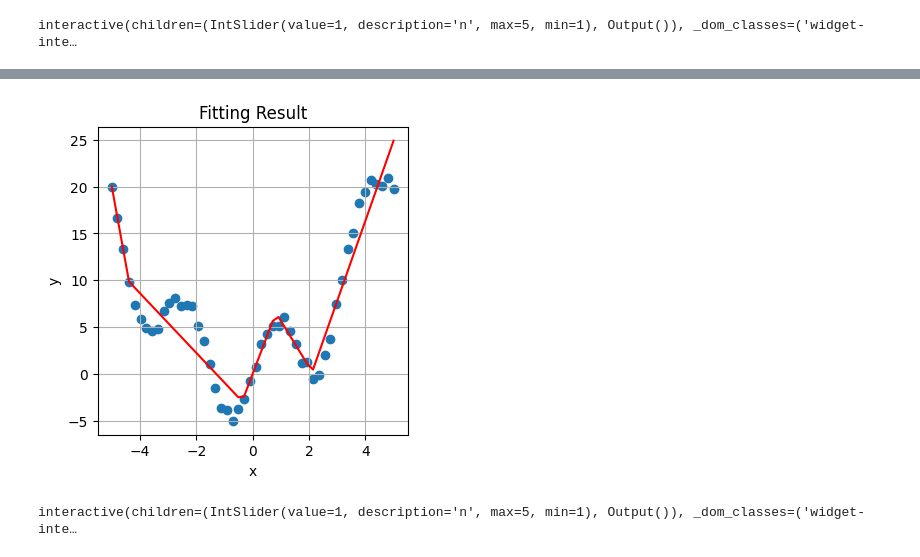
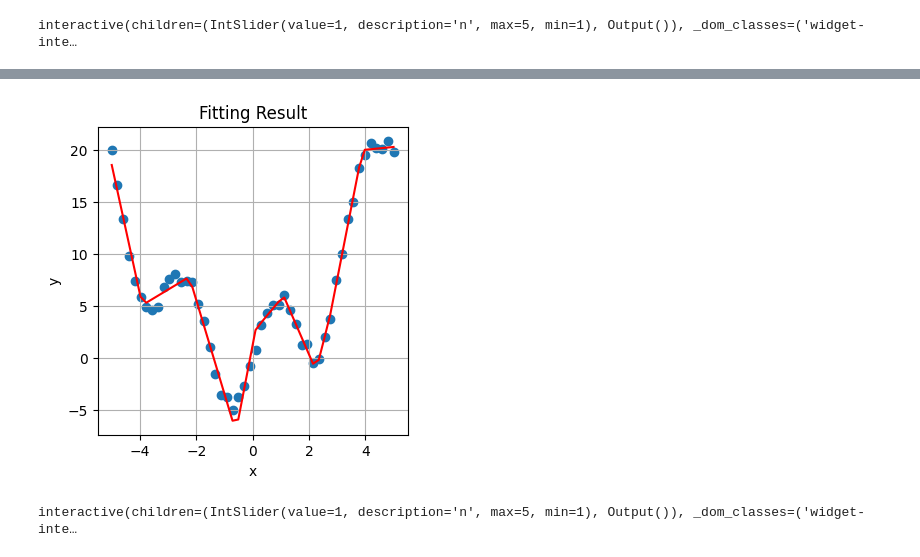
Before and after one commit to takanesano/ml-tutorial, a Jupyter notebook: content/jp/lesson1_nn.ipynb, the cells around one changed output, grey strips where cells are left out. Cells and saved outputs as stored; diff of their text form; code cells hidden in the pictures.

```diff
--- a/content/jp/lesson1_nn.ipynb
+++ b/content/jp/lesson1_nn.ipynb
@@ -216,7 +219,7 @@ def f(x):
     return torch.maximum(x, torch.tensor(0.0))
 
 def f_hat(x, a1, a2, b1, b2):
-    return a1 * f(a2*(x - b1)) + b2
+    return a2 * f(a1*(x - b1)) + b2
 
 def plot(a1=1., a2=1., b1=0., b2=0.):
     x = torch.linspace(-5, 5, 100)
@@ -507,37 +590,76 @@ interactive(children=(IntSlider(value=1, description='n', max=5, min=1), Output(
 import torch.optim as optim
 
 n_neuron = 5
+n_layer = 2
 
+theta = torch.tensor([
+        [3.4336722, -2.651572, 3.167959, 3.3171465, -0.7376518],
+        [-7.254289, -1.0960692, 1.1251626, -2.736918, -3.2360973],
+        [3.917879, 1.1994565, 2.494343, -3.8627312, 18.140102],
+        [-0.07787375, -0.24835609, -0.6120783, -0.2764072, -1.5676818],
+    ])
 '''
-a1 = torch.randn(n_neuron, requires_grad=True)
-b1 = torch.randn(n_neuron, requires_grad=True)
-a2 = torch.randn(n_neuron, requires_grad=True)
-b2 = torch.randn(n_neuron, requires_grad=True)
+a = torch.randn((n_neuron, n_layer*2), requires_grad=True)
+b = torch.randn((n_neuron, n_layer*2), requires_grad=True)
+# a1 = torch.randn(n_neuron, requires_grad=True)
+# b1 = torch.randn(n_neuron, requires_grad=True)
+# a2 = torch.randn(n_neuron, requires_grad=True)
+# b2 = torch.randn(n_neuron, requires_grad=True)
 #'''
-with torch.no_grad():
-    a2[1] = 1.2
-    a1[4] = -1.0
-    b1[4] = -4.0
-    a2[4] = 25.0
+if False:
+    with torch.no_grad():
+        a[:, 0] = theta[0]
+        b[:, 0] = theta[1]
+        a[:, 1] = theta[2]
+        b[:, 1] = theta[3]
+        a[:, -1] = 1.0
+        b[:, -1] = 0.0
+
+def f(x):
+    return torch.maximum(x, torch.tensor(0.0))
+
+def f_hat(x, a1, a2, b1, b2):
+    return a2 * f(a1*x + b1) + b2
+
+def fit_f(x, a1, b1, a2, b2):
+    y_hat = 0
+    for i in range(n_neuron):
+        y_hat += f_hat(x, a1[i], a2[i], b1[i], b2[i])
+    return y_hat
 
 def combined(x):
-    x = a1[:,None]*x+b1[:,None]
-    x = f(x)
-    x = a2[:, None]*x+b2[:,None]
-    x = x.sum(dim=0)
+    for i in range(0, n_layer*2, 2):
+        x = a[:, i, None] * x + b[:, i, None]
+        x = f(x)
+        x = a[:, i+1, None] * x + b[:, i+1, None]
+        x = x.sum(dim=0)
     return x
 
 loss_fn = torch.nn.MSELoss()
-optimizer = optim.Adam([a1, b1, a2, b2], lr=0.01)
+optimizer = optim.Adam([a, b], lr=5e-3)
+scheduler = optim.lr_scheduler.ExponentialLR(optimizer, gamma=0.9)
+
+batch_size = 25
 for epoch in range(10_000):
-    optimizer.zero_grad()
-    y_pred = combined(x)
-    loss = loss_fn(y_pred, y)
-    loss.backward()
-    optimizer.step()
+    idx = torch.randperm(x.shape[0])
+    x_sort = x[idx]
+    y_sort = y[idx]
+    losses = []
+    for i in range(0, x.shape[0], batch_size):
+        x_batch = x_sort[i:i+batch_size]
+        y_batch = y_sort[i:i+batch_size]
+        #
+        optimizer.zero_grad()
+        y_hat = combined(x_batch)
+        loss = loss_fn(y_hat, y_batch)
+        loss.backward()
+        optimizer.step()
+        losses.append(loss.item())
+    if epoch % 1000 == 0:
+        scheduler.step()
+        print(f"Epoch {epoch}, Loss: {sum(losses)}, LR: {scheduler.get_last_lr()[0]:.2e}")
 
-    if epoch % 1000 == 0:
-        print(f"Epoch {epoch}, Loss: {loss.item()}")
+y_pred = combined(x)
 
 fig = plt.figure(figsize=(4, 4))
 ax = fig.add_subplot(111)
@@ -548,5 +670,6 @@ _ = ax.set_xlabel("x")
 _ = ax.set_ylabel("y")
 _ = ax.grid()
 
-print(f"Theta: {repr(torch.stack([a1, b1, a2, b2], dim=0).detach().numpy())}")
+print(f"a: {repr(a.detach().numpy())}")
+print(f"b: {repr(b.detach().numpy())}")
 # %% [output]
@@ -567,2 +692,2 @@ Theta: array([[ 3.4336722 , -2.651572  ,  3.167959  ,  3.3171465 , -0.7376518 ],
       dtype=float32)
-[figure, old version]
+[figure, new version]
```
Also changed, not shown: parts of 11 cells of this notebook.
